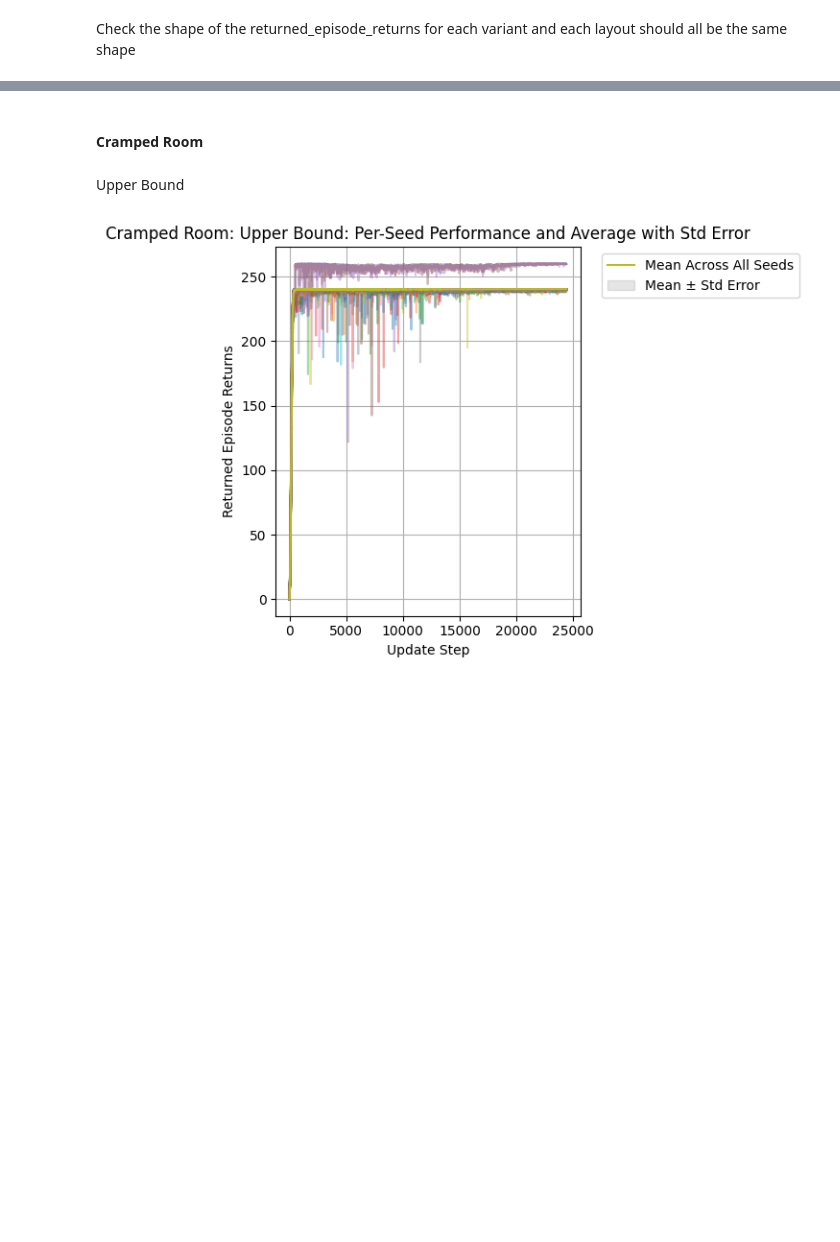
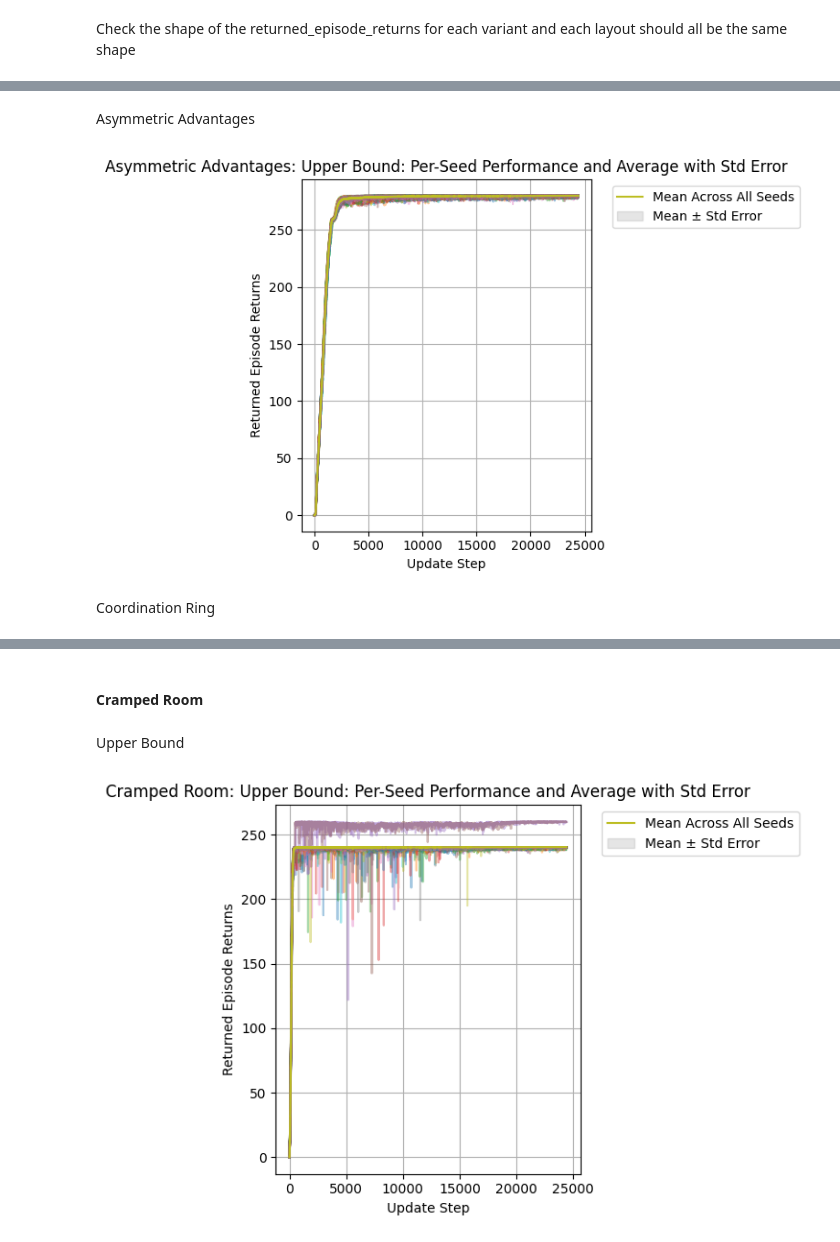
Before and after one commit to sandguine/value-of-intent, a Jupyter notebook: reward_mean_comparisons.ipynb, the cells around one changed output, grey strips where cells are left out. Drawn from its saved outputs; the diff is of its cells as text; code cells hidden in the pictures; blank space fills up the shorter version.

```diff
--- a/reward_mean_comparisons.ipynb
+++ b/reward_mean_comparisons.ipynb
@@ -109,0 +162,34 @@ FileNotFoundError: [Errno 2] No such file or directory: 'saved_models/20250301/c
+# %% [markdown]
+Asymmetric Advantages
+# %%
+ub_returns_asymm_advantages = ub_metrics_asymm_advantages['returned_episode_returns']
+ub_reward_mean_asymm_advantages = ub_returns_asymm_advantages.mean(axis=0)
+ub_reward_std_asymm_advantages = ub_returns_asymm_advantages.std(axis=0)
+ub_reward_std_err_asymm_advantages = ub_reward_std_asymm_advantages / np.sqrt(ub_returns_asymm_advantages.shape[0])
+
+plt.figure()
+
+for seed_idx in range(ub_returns_asymm_advantages.shape[0]):
+    plt.plot(ub_returns_asymm_advantages[seed_idx], alpha=0.4)
+
+plt.plot(ub_reward_mean_asymm_advantages, label='Mean Across All Seeds')
+
+plt.fill_between(
+    range(len(ub_reward_mean_asymm_advantages)),
+    ub_reward_mean_asymm_advantages - ub_reward_std_err_asymm_advantages,
+    ub_reward_mean_asymm_advantages + ub_reward_std_err_asymm_advantages,
+    alpha=0.2,
+    color='gray',
+    label='Mean ± Std Error'
+)
+
+plt.xlabel("Update Step")
+plt.ylabel("Returned Episode Returns")
+plt.title("Asymmetric Advantages: Upper Bound: Per-Seed Performance and Average with Std Error")
+plt.legend(bbox_to_anchor=(1.05, 1), loc='upper left')
+plt.grid(True)
+plt.tight_layout()
+# %% [output]
+[figure, added]
+# %% [markdown]
+Coordination Ring
```
Also changed, not shown: parts of 64 cells of this notebook.
